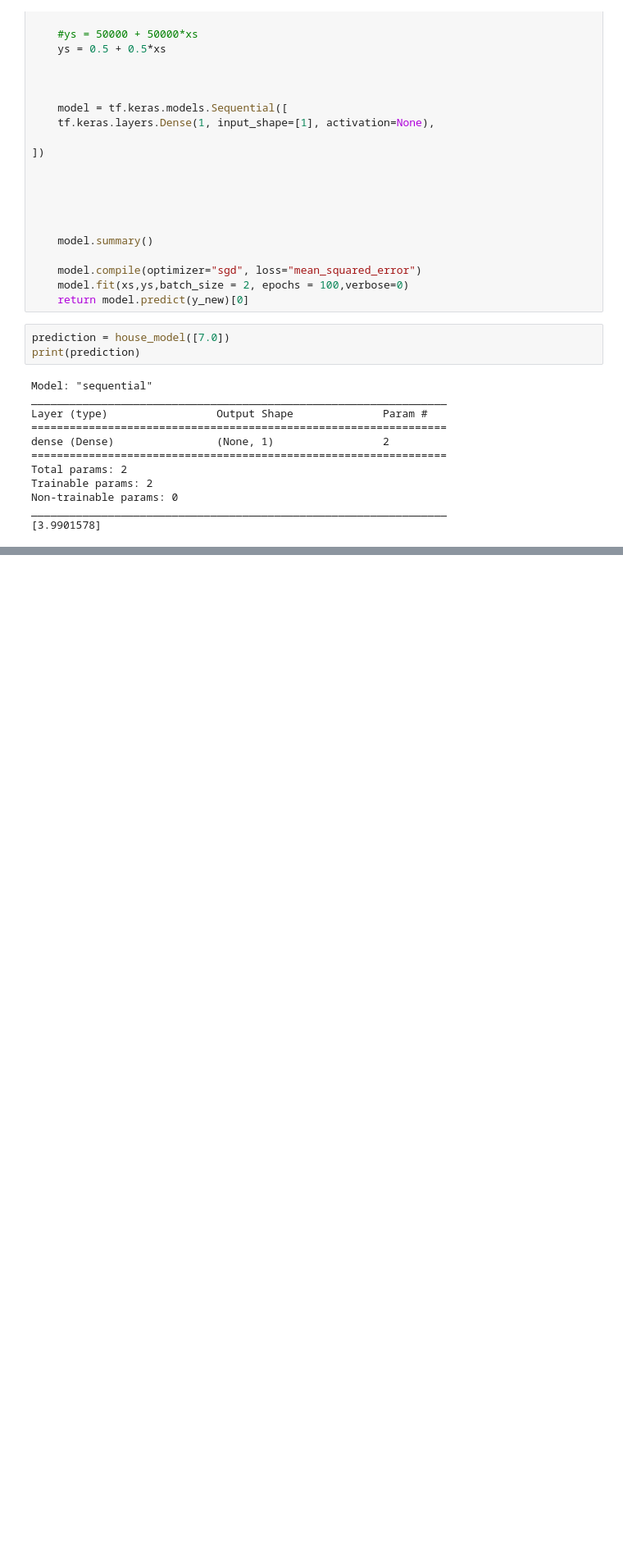
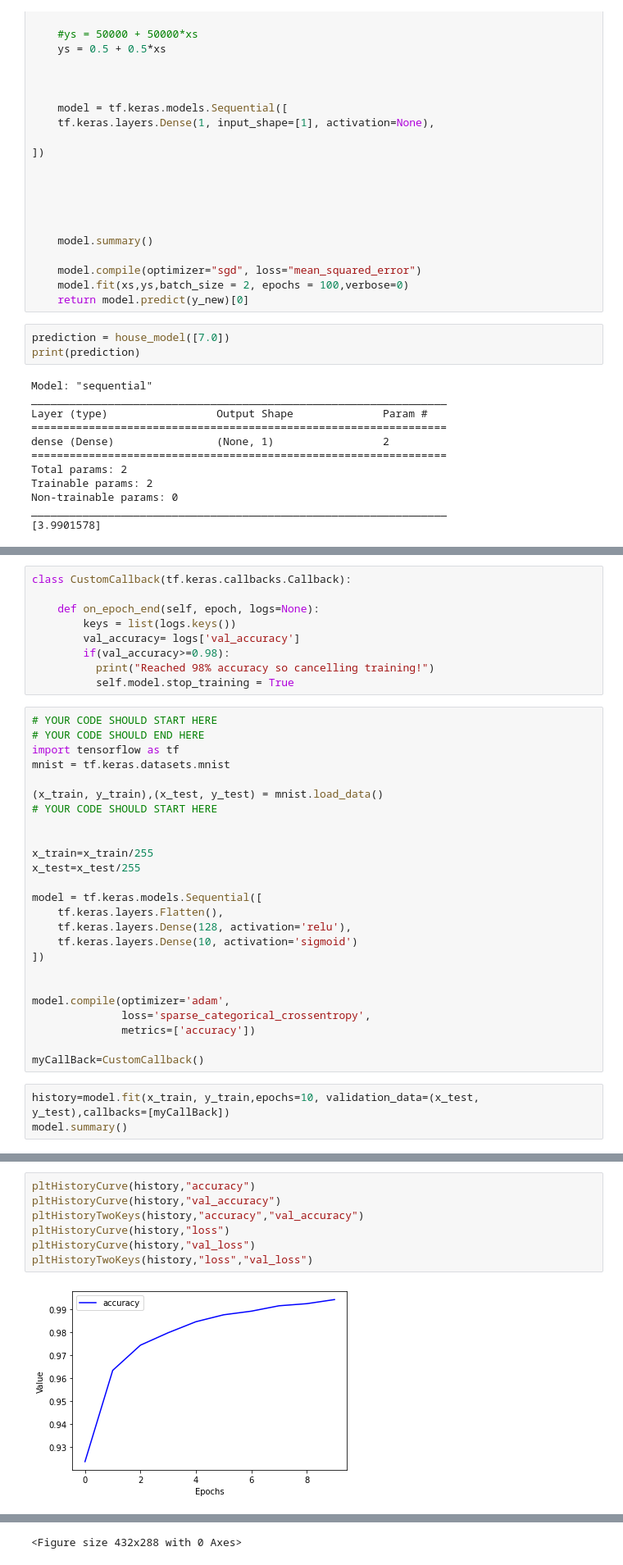
Before and after one commit to Walid-Ahmed/Google-Tensorflow-Certificate, a Jupyter notebook: Computer_Vision.ipynb, the cells around one changed output, grey strips where cells are left out. Shown at 82% size. Drawn from its saved outputs; the diff is of its cells as text; blank space fills up the shorter version.

```diff
--- a/Computer_Vision.ipynb
+++ b/Computer_Vision.ipynb
@@ -73,0 +412,37 @@ _________________________________________________________________
+# %%
+class CustomCallback(tf.keras.callbacks.Callback):
+
+    def on_epoch_end(self, epoch, logs=None):
+        keys = list(logs.keys())
+        val_accuracy= logs['val_accuracy']
+        if(val_accuracy>=0.98):
+          print("Reached 98% accuracy so cancelling training!")
+          self.model.stop_training = True
+# %%
+# YOUR CODE SHOULD START HERE
+# YOUR CODE SHOULD END HERE
+import tensorflow as tf
+mnist = tf.keras.datasets.mnist
+
+(x_train, y_train),(x_test, y_test) = mnist.load_data()
+# YOUR CODE SHOULD START HERE
+
+
+x_train=x_train/255
+x_test=x_test/255
+
+model = tf.keras.models.Sequential([
+    tf.keras.layers.Flatten(),
+    tf.keras.layers.Dense(128, activation='relu'),
+    tf.keras.layers.Dense(10, activation='sigmoid')
+])
+
+
+model.compile(optimizer='adam',
+              loss='sparse_categorical_crossentropy',
+              metrics=['accuracy'])
+
+myCallBack=CustomCallback()
+# %%
+history=model.fit(x_train, y_train,epochs=10, validation_data=(x_test, y_test),callbacks=[myCallBack])
+model.summary()
@@ -73,0 +467,9 @@ _________________________________________________________________
+# %%
+pltHistoryCurve(history,"accuracy")
+pltHistoryCurve(history,"val_accuracy")
+pltHistoryTwoKeys(history,"accuracy","val_accuracy")
+pltHistoryCurve(history,"loss")
+pltHistoryCurve(history,"val_loss")
+pltHistoryTwoKeys(history,"loss","val_loss")
+# %% [output]
+[figure, added]
@@ -73,0 +481 @@ _________________________________________________________________
+<Figure size 432x288 with 0 Axes>
```
Also changed, not shown: parts of 35 cells of this notebook.
